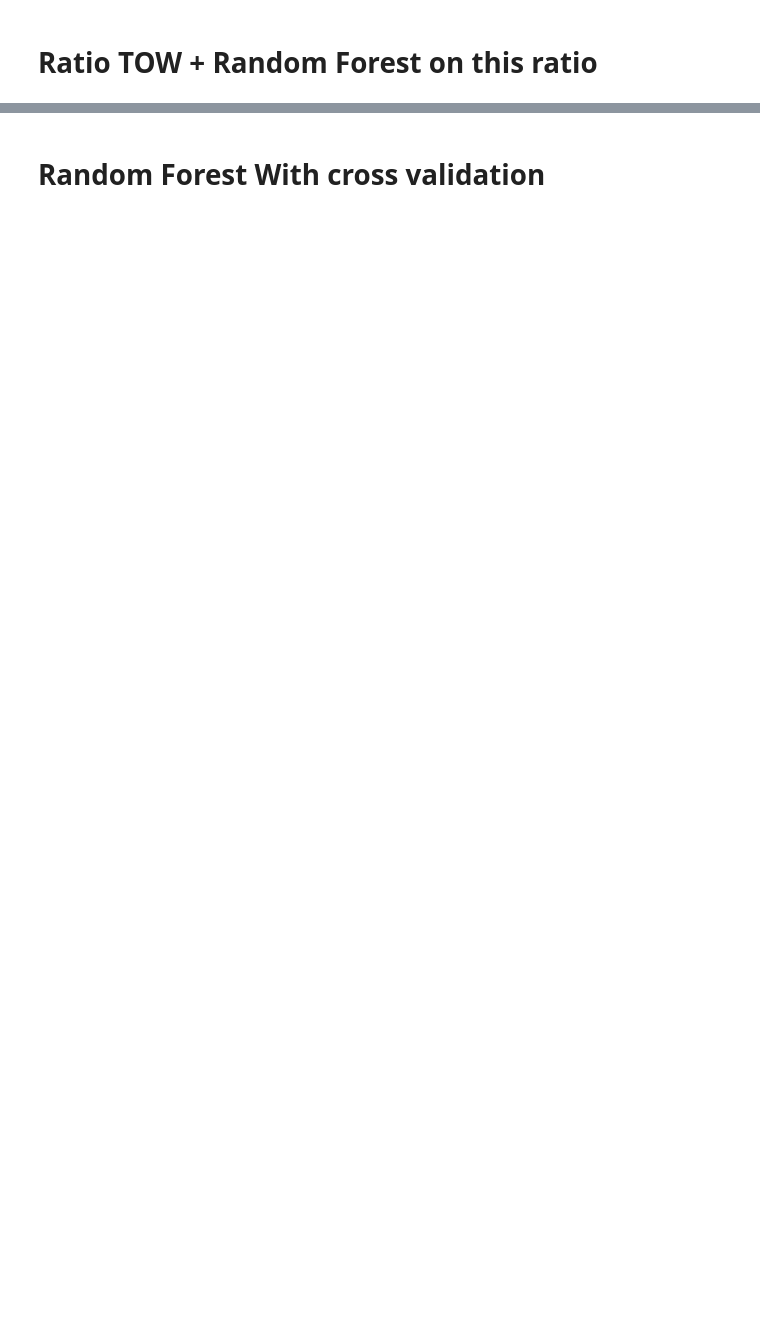
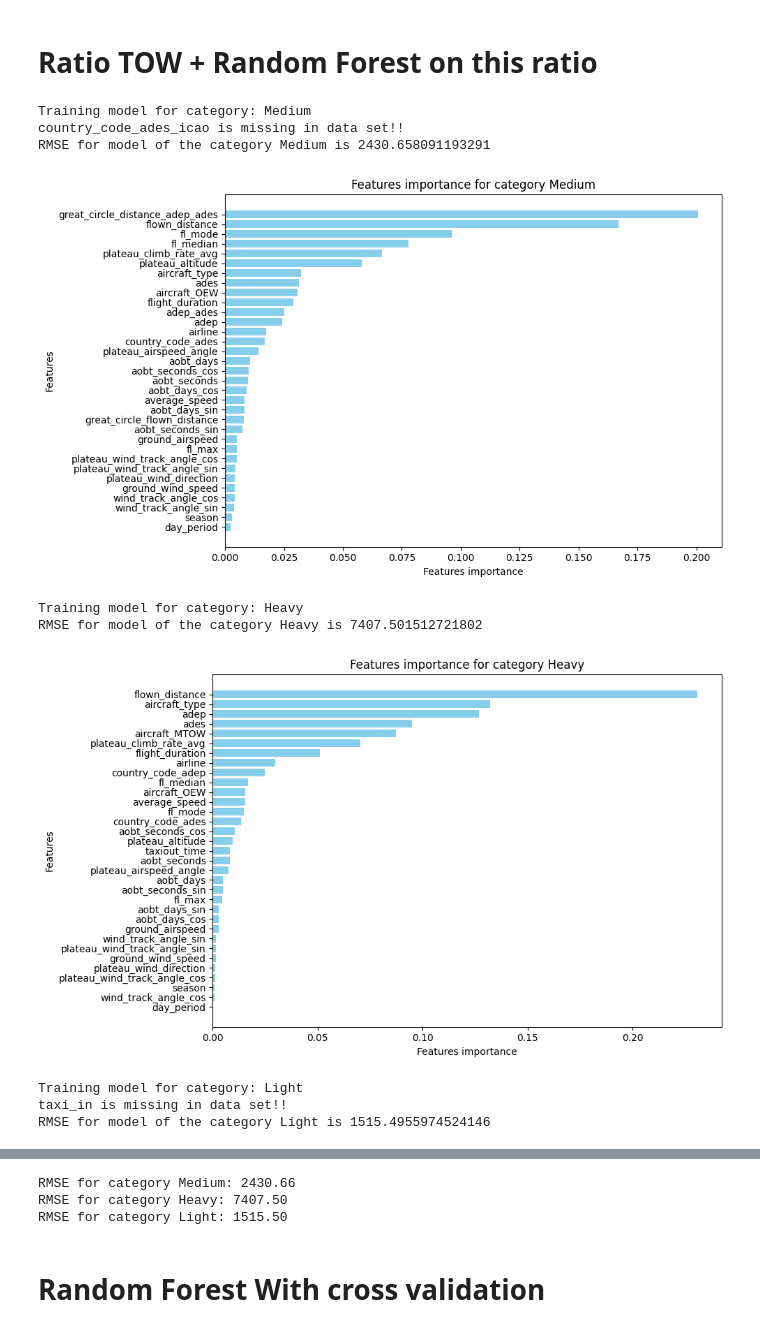
Before and after one commit to PRC-Data-Challenge-2024/team_versatile_yacht, a Jupyter notebook: rf_model.ipynb, the cells around one changed output, grey strips where cells are left out. Saved outputs shown, nothing was run; the diff lists cells and outputs as text; code cells hidden in the pictures; blank space fills up the shorter version.

```diff
--- a/rf_model.ipynb
+++ b/rf_model.ipynb
@@ -84,6 +84,7 @@ for category in aircraft_categories:
             'aircraft_OEW', 'plateau_climb_rate_avg', 'plateau_altitude',
             'aobt_seconds_cos', 'aobt_seconds_sin', 'aobt_days_cos', 'aobt_days_sin',
             'ground_airspeed','ground_wind_speed','wind_track_angle_cos','wind_track_angle_sin',
+            'plateau_wind_track_angle_cos','plateau_wind_track_angle_sin','plateau_wind_direction','plateau_airspeed_angle',
             'aobt_seconds', 'aobt_days', 'country_code_ades_icao',
             #'country_code_adep_icao',
             #'country_code_icao_couple', 'taxi_in', 'aircraft_max_range',
@@ -99,6 +100,7 @@ for category in aircraft_categories:
             'aircraft_MTOW', 'plateau_climb_rate_avg', 'plateau_altitude',
             'aobt_seconds_cos', 'aobt_seconds_sin', 'aobt_days_cos', 'aobt_days_sin',
             'ground_airspeed','ground_wind_speed','wind_track_angle_cos','wind_track_angle_sin',
+            'plateau_wind_track_angle_cos','plateau_wind_track_angle_sin','plateau_wind_direction','plateau_airspeed_angle',
             'aobt_seconds', 'aobt_days'
             #,'country_code_adep_icao', 'country_code_ades_icao'
         ]
@@ -112,6 +114,7 @@ for category in aircraft_categories:
             'day_period', 'plateau_climb_rate_avg', 'plateau_altitude',
             'aobt_seconds_cos', 'aobt_seconds_sin', 'aobt_days_cos', 'aobt_days_sin',
             'ground_airspeed','ground_wind_speed','wind_track_angle_cos','wind_track_angle_sin',
+            'plateau_wind_track_angle_cos','plateau_wind_track_angle_sin','plateau_wind_direction','plateau_airspeed_angle',
             'aobt_seconds', 'aobt_days', 'taxi_in', 'ratio_flown_distance_max_range'
         ]
 
@@ -164,30 +167,41 @@ for category in aircraft_categories:
     print(f'RMSE for model of the category {category} is {rmse}')
 
     # Save the trained model to a .pkl file
     model_filename = os.path.join(output_dir, f'random_forest_model_{category}.pkl')
     joblib.dump(model, model_filename)
 
     # Get feature importances from the trained model
     feature_importances = model.feature_importances_
 
     # Sort features and their importances
     sorted_idx = np.argsort(feature_importances)  # Get indices of features sorted by importance
     sorted_features = np.array(selected_features)[sorted_idx]
     sorted_importances = feature_importances[sorted_idx]
 
     # Visualize feature importances using a horizontal bar chart
     plt.figure(figsize=(10, 6))
     plt.barh(sorted_features, sorted_importances, color='skyblue')
     plt.xlabel('Features importance')  # X-axis label
     plt.ylabel('Features')                  # Y-axis label
     plt.title(f'Features importance for category {category}')  # Plot title
     plt.tight_layout()  # Adjust layout to fit labels
     plt.show()  # Display the feature importance plot
 
 # Display RMSE results for each aircraft category
 for category, rmse in rmse_results.items():
     print(f"RMSE for category {category}: {rmse:.2f}")
 
 # Save RMSE results into a CSV file for further analysis
 rmse_df = pd.DataFrame(rmse_results.items(), columns=['Aircraft Category', 'RMSE'])
 rmse_df.to_csv('./rmse_results.csv', index=False)  # Save to CSV
+# %% [output]
+Training model for category: Medium
+country_code_ades_icao is missing in data set!!
+RMSE for model of the category Medium is 2430.658091193291
+[figure, added]
+Training model for category: Heavy
+RMSE for model of the category Heavy is 7407.501512721802
+[figure, added]
+Training model for category: Light
+taxi_in is missing in data set!!
+RMSE for model of the category Light is 1515.4955974524146
@@ -194,3 +209,6 @@ rmse_df.to_csv('./rmse_results.csv', index=False)  # Save to CSV
+RMSE for category Medium: 2430.66
+RMSE for category Heavy: 7407.50
+RMSE for category Light: 1515.50
 # %% [markdown]
 # Random Forest With cross validation
 # %%
```
Also changed, not shown: parts of 8 cells of this notebook, 3 other files.
